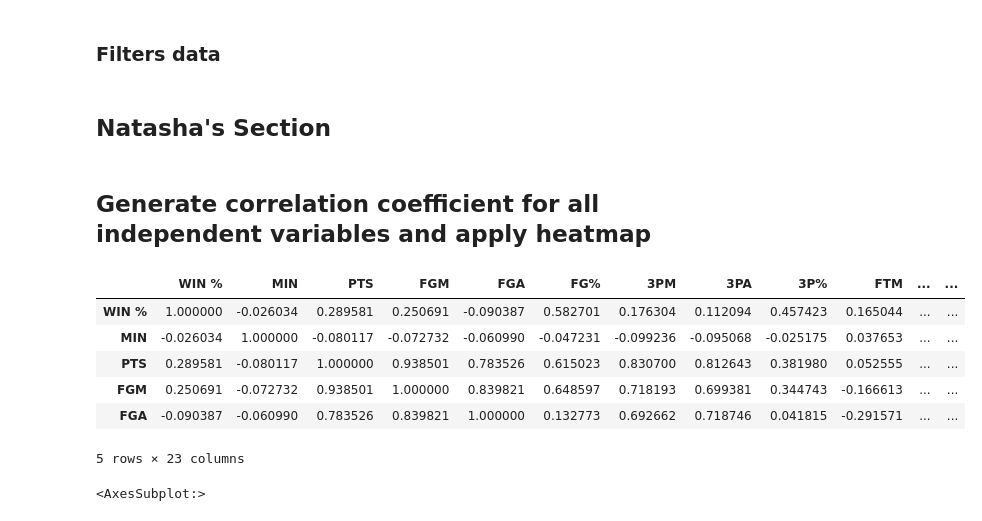
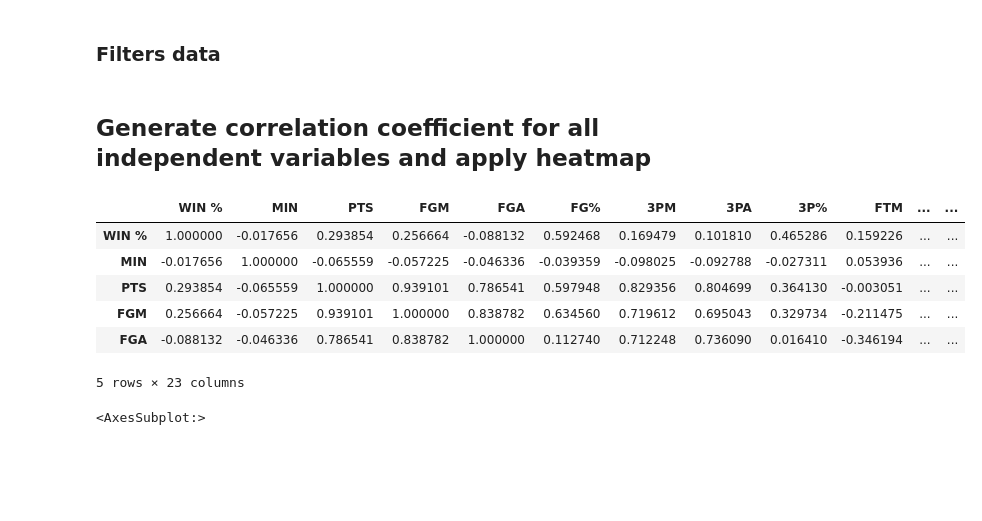
Before and after one commit to rwadswo12/CS504-004-Final-Project, a Jupyter notebook: nbamodel.ipynb, the cells around one changed output. Saved outputs shown, nothing was run; the diff lists cells and outputs as text; code cells hidden in the pictures; blank space fills up the shorter version.

```diff
--- a/nbamodel.ipynb
+++ b/nbamodel.ipynb
@@ -108,24 +108,26 @@ nbaspurs = nbaap[nbaap["Team"] == "San Antonio Spurs"]
 nbaraptors = nbaap[nbaap["Team"] == "Toronto Raptors"]
 nbajazz = nbaap[nbaap["Team"] == "Utah Jazz"]
 nbawizards = nbaap[nbaap["Team"] == "Washington Wizards"]
-# %% [markdown]
-## Natasha's Section
 # %% [markdown]
 ## Generate correlation coefficient for all independent variables and apply heatmap
 # %%
-nbawo2022 = nbaap[nbaap['Season'] != '2022'] ## Remove current season stats
-var = nbawo2022.drop(nbawo2022.columns[[0, 1, 2, 3]], axis=1) ## Dataset of independent variables. Dropped Season, Team, Games Played, and Champion
+## Remove current season stats
+cond = nbaap['Season']==2022
+nbawo2022 = nbaap.drop(nbaap[cond].index)
+
+## Dataset of independent variables. Dropped Season, Team, Games Played, and Champion
+var = nbawo2022.drop(nbawo2022.columns[[0, 1, 2, 3]], axis=1)
 
 ## Dataframe for correlation coefficient
 corr=var.corr()
 corr.head()
 # %% [output]
 |  | WIN % | MIN | PTS | FGM | FGA | FG% | 3PM | 3PA | 3P% | FTM | ... | ... |
-| WIN % | 1.000000 | -0.026034 | 0.289581 | 0.250691 | -0.090387 | 0.582701 | 0.176304 | 0.112094 | 0.457423 | 0.165044 | ... | ... |
-| MIN | -0.026034 | 1.000000 | -0.080117 | -0.072732 | -0.060990 | -0.047231 | -0.099236 | -0.095068 | -0.025175 | 0.037653 | ... | ... |
-| PTS | 0.289581 | -0.080117 | 1.000000 | 0.938501 | 0.783526 | 0.615023 | 0.830700 | 0.812643 | 0.381980 | 0.052555 | ... | ... |
-| FGM | 0.250691 | -0.072732 | 0.938501 | 1.000000 | 0.839821 | 0.648597 | 0.718193 | 0.699381 | 0.344743 | -0.166613 | ... | ... |
-| FGA | -0.090387 | -0.060990 | 0.783526 | 0.839821 | 1.000000 | 0.132773 | 0.692662 | 0.718746 | 0.041815 | -0.291571 | ... | ... |
+| WIN % | 1.000000 | -0.017656 | 0.293854 | 0.256664 | -0.088132 | 0.592468 | 0.169479 | 0.101810 | 0.465286 | 0.159226 | ... | ... |
+| MIN | -0.017656 | 1.000000 | -0.065559 | -0.057225 | -0.046336 | -0.039359 | -0.098025 | -0.092788 | -0.027311 | 0.053936 | ... | ... |
+| PTS | 0.293854 | -0.065559 | 1.000000 | 0.939101 | 0.786541 | 0.597948 | 0.829356 | 0.804699 | 0.364130 | -0.003051 | ... | ... |
+| FGM | 0.256664 | -0.057225 | 0.939101 | 1.000000 | 0.838782 | 0.634560 | 0.719612 | 0.695043 | 0.329734 | -0.211475 | ... | ... |
+| FGA | -0.088132 | -0.046336 | 0.786541 | 0.838782 | 1.000000 | 0.112740 | 0.712248 | 0.736090 | 0.016410 | -0.346194 | ... | ... |
 5 rows × 23 columns
 # %%
 ## Heatmap of correlation coefficient
```
Also changed, not shown: parts of 5 cells of this notebook.
